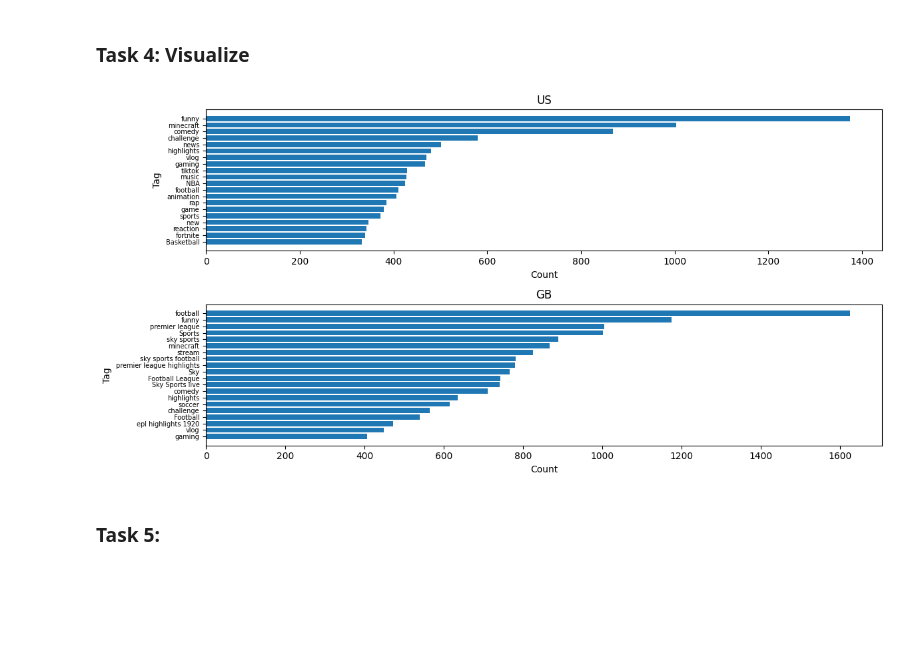
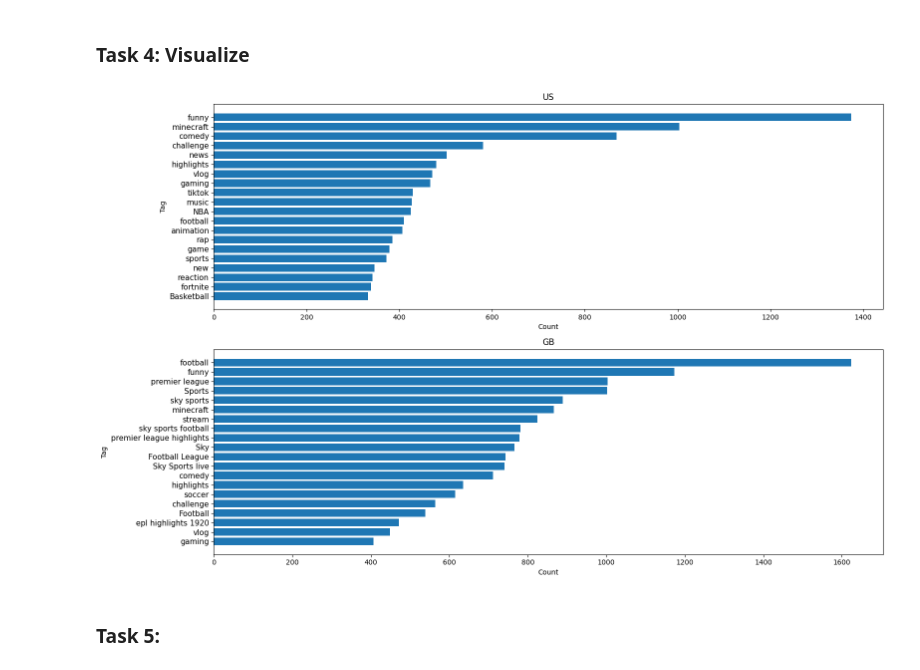
Before and after one commit to AlexandrosMaragkakis/Youtube_data_analysis, a Jupyter notebook: BigDataManagement - Project #2.ipynb, the cells around one changed output. Drawn from its saved outputs; the diff is of its cells as text; code cells hidden in the pictures; blank space fills up the shorter version.

Commit message:
Make plot for task 4 prettier

```diff
--- a/BigDataManagement - Project #2.ipynb
+++ b/BigDataManagement - Project #2.ipynb
@@ -428,25 +428,25 @@ del tags
 # %% [markdown]
 ### Task 4: Visualize
 # %%
-fig, (ax1, ax2) = plt.subplots(2, 1, figsize=(12, 6))
+fig, (ax1, ax2) = plt.subplots(2, 1, figsize=(16, 10))
 ax1.barh(tags_US, counts_US)
 ax1.set_xlabel('Count')
 ax1.set_ylabel('Tag')
 ax1.invert_yaxis()
-ax1.yaxis.set_tick_params(labelsize=7)
+ax1.yaxis.set_tick_params(labelsize=11)
 ax1.set_title("US")
 
 ax2.barh(tags_GB, counts_GB)
 ax2.set_xlabel('Count')
 ax2.set_ylabel('Tag')
 ax2.invert_yaxis()
-ax2.yaxis.set_tick_params(labelsize=7)
+ax2.yaxis.set_tick_params(labelsize=11)
 ax2.set_title("GB")
 
 plt.tight_layout()
 plt.show()
 # %% [output]
-[figure, old version]
+[figure, new version]
 # %% [markdown]
 ### Task 5:
 # %%
```
Also changed, not shown: 1 other file.
